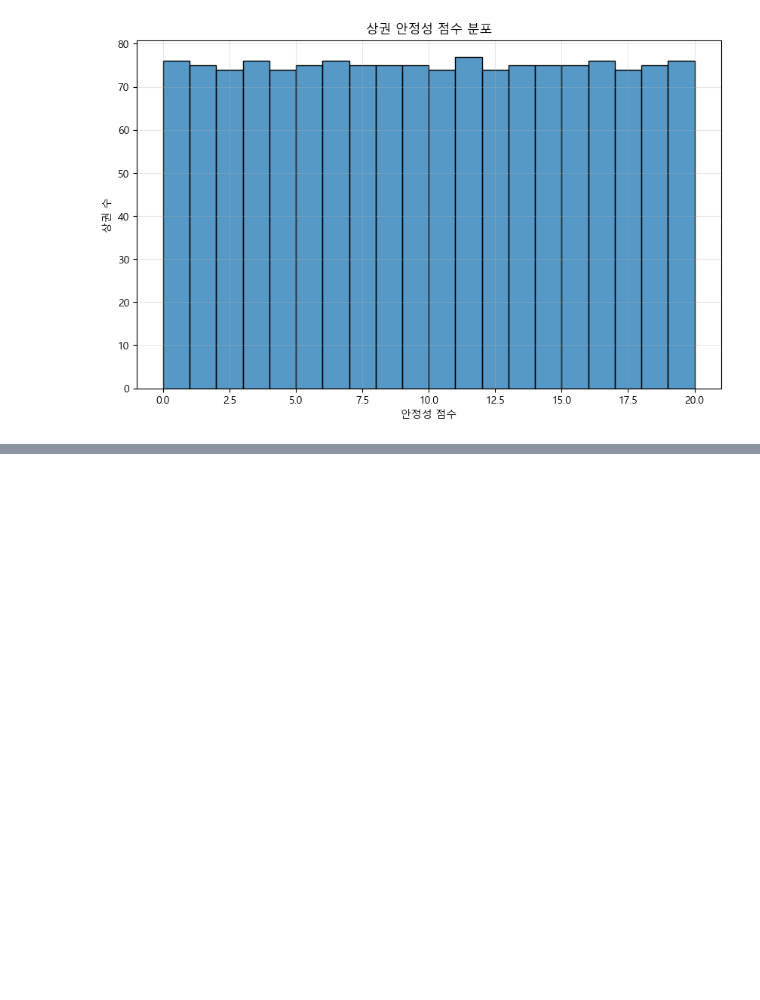
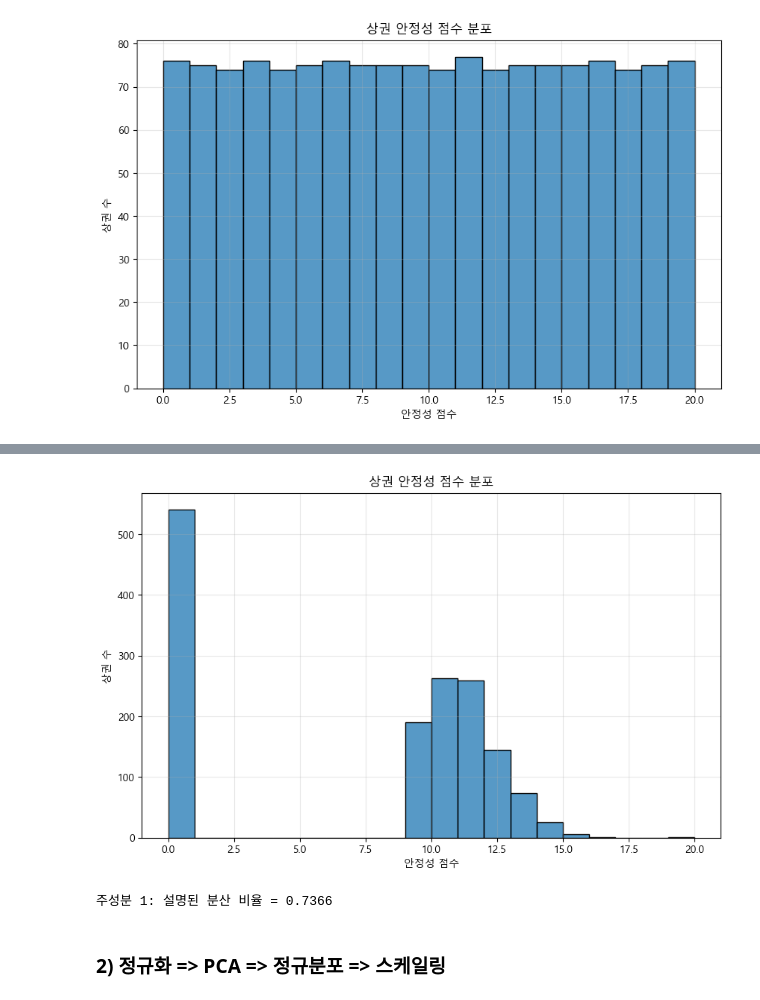
Before and after one commit to medici-bda10-sda/sda.final.project, a Jupyter notebook: 2025-02-24.ipynb, the cells around one changed output, grey strips where cells are left out. Drawn from its saved outputs; the diff is of its cells as text; code cells hidden in the pictures; blank space fills up the shorter version.

```diff
--- a/2025-02-24.ipynb
+++ b/2025-02-24.ipynb
@@ -404,0 +597,29 @@ plt.show()
+# %%
+# 히스토그램 생성
+plt.figure(figsize=(10, 6))
+sns.histplot(data=result_df, x='안정성_점수', bins=20)
+
+# 그래프 제목과 축 레이블 설정
+plt.title('상권 안정성 점수 분포')
+plt.xlabel('안정성 점수')
+plt.ylabel('상권 수')
+
+# 그리드 추가
+plt.grid(True, alpha=0.3)
+
+plt.show()
+# %% [output]
+[figure, added]
+# %%
+import numpy as np
+
+# PCA 주성분별 설명 분산 비율 확인
+explained_variance = pca.explained_variance_ratio_
+
+# 결과 출력
+for i, var in enumerate(explained_variance):
+    print(f"주성분 {i+1}: 설명된 분산 비율 = {var:.4f}")
+# %% [output]
+주성분 1: 설명된 분산 비율 = 0.7366
+# %% [markdown]
+### 2) 정규화 => PCA => 정규분포 => 스케일링
```
Also changed, not shown: parts of 64 cells of this notebook.
